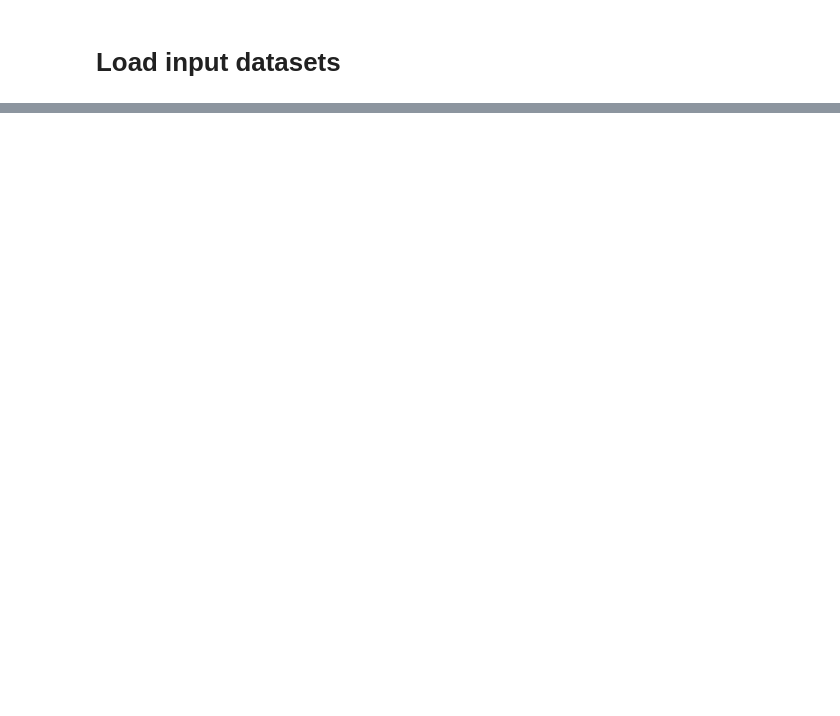
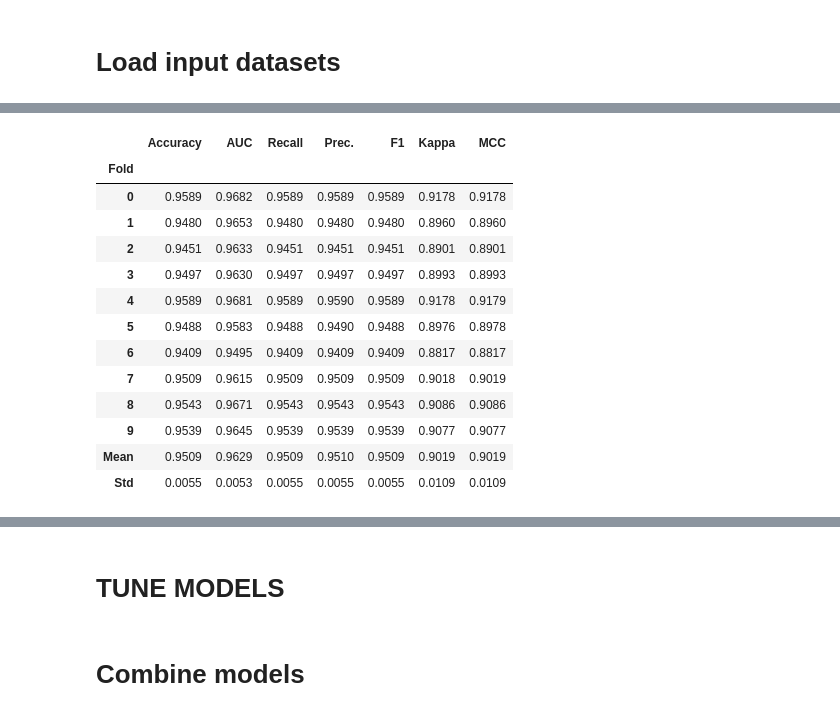
Before and after one commit to poli-cz/Domain-Ensemble-pipeline, a Jupyter notebook: src/pycaret.ipynb, the cells around one changed output, grey strips where cells are left out. Drawn from its saved outputs; the diff is of its cells as text; code cells hidden in the pictures; blank space fills up the shorter version.

```diff
--- a/src/pycaret.ipynb
+++ b/src/pycaret.ipynb
@@ -249,0 +251,3 @@ best_model = compare_models()
+# %%
+light_model = create_model('lightgbm')
+# %% [output]
@@ -249,0 +255,14 @@ best_model = compare_models()
+|  | Accuracy | AUC | Recall | Prec. | F1 | Kappa | MCC |
+| Fold |  |  |  |  |  |  |  |
+| 0 | 0.9589 | 0.9682 | 0.9589 | 0.9589 | 0.9589 | 0.9178 | 0.9178 |
+| 1 | 0.9480 | 0.9653 | 0.9480 | 0.9480 | 0.9480 | 0.8960 | 0.8960 |
+| 2 | 0.9451 | 0.9633 | 0.9451 | 0.9451 | 0.9451 | 0.8901 | 0.8901 |
+| 3 | 0.9497 | 0.9630 | 0.9497 | 0.9497 | 0.9497 | 0.8993 | 0.8993 |
+| 4 | 0.9589 | 0.9681 | 0.9589 | 0.9590 | 0.9589 | 0.9178 | 0.9179 |
+| 5 | 0.9488 | 0.9583 | 0.9488 | 0.9490 | 0.9488 | 0.8976 | 0.8978 |
+| 6 | 0.9409 | 0.9495 | 0.9409 | 0.9409 | 0.9409 | 0.8817 | 0.8817 |
+| 7 | 0.9509 | 0.9615 | 0.9509 | 0.9509 | 0.9509 | 0.9018 | 0.9019 |
+| 8 | 0.9543 | 0.9671 | 0.9543 | 0.9543 | 0.9543 | 0.9086 | 0.9086 |
+| 9 | 0.9539 | 0.9645 | 0.9539 | 0.9539 | 0.9539 | 0.9077 | 0.9077 |
+| Mean | 0.9509 | 0.9629 | 0.9509 | 0.9510 | 0.9509 | 0.9019 | 0.9019 |
+| Std | 0.0055 | 0.0053 | 0.0055 | 0.0055 | 0.0055 | 0.0109 | 0.0109 |
@@ -249,0 +274,2 @@ best_model = compare_models()
+# %% [markdown]
+# TUNE MODELS
@@ -249,0 +280,2 @@ best_model = compare_models()
+# %% [markdown]
+# Combine models
```
Also changed, not shown: parts of 21 cells of this notebook, 1 other file.
